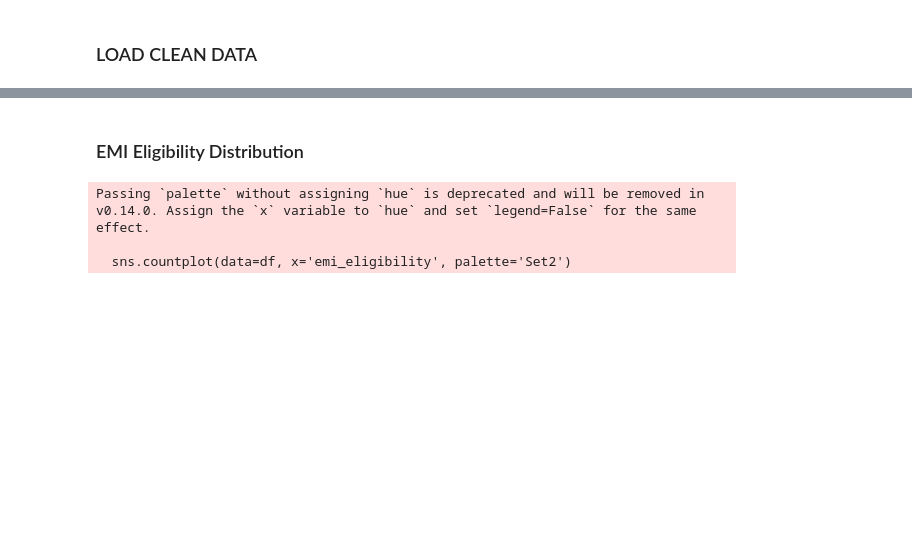
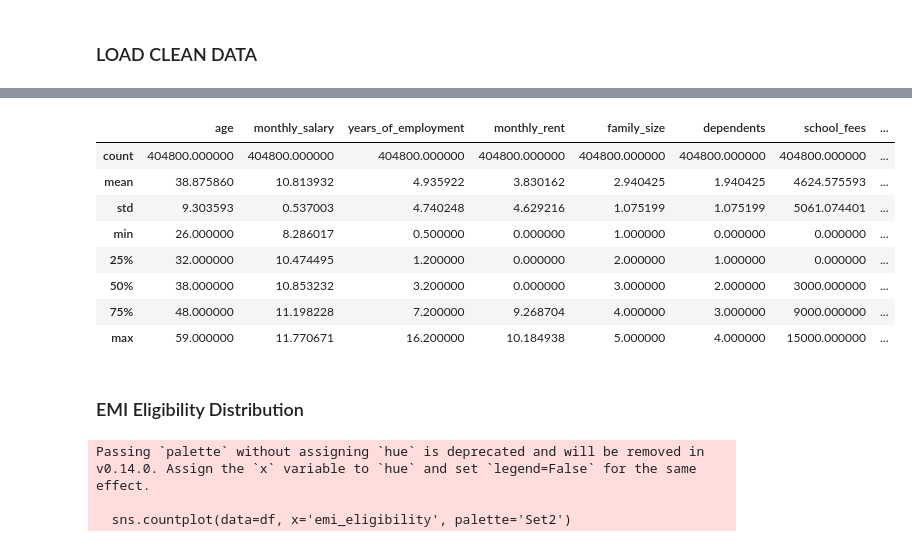
Before and after one commit to malaychand/EMIPredict_AI, a Jupyter notebook: notebooks/EDA_EMI_prediction.ipynb, the cells around one changed output, grey strips where cells are left out. Saved outputs shown, nothing was run; the diff lists cells and outputs as text; code cells hidden in the pictures; blank space fills up the shorter version.

```diff
--- a/notebooks/EDA_EMI_prediction.ipynb
+++ b/notebooks/EDA_EMI_prediction.ipynb
@@ -33,4 +33,16 @@ print(f"Initial shape: {df.shape}")
 Initial shape: (404800, 27)
+# %%
+df.describe()
+# %% [output]
+|  | age | monthly_salary | years_of_employment | monthly_rent | family_size | dependents | school_fees | ... |
+| count | 404800.000000 | 404800.000000 | 404800.000000 | 404800.000000 | 404800.000000 | 404800.000000 | 404800.000000 | ... |
+| mean | 38.875860 | 10.813932 | 4.935922 | 3.830162 | 2.940425 | 1.940425 | 4624.575593 | ... |
+| std | 9.303593 | 0.537003 | 4.740248 | 4.629216 | 1.075199 | 1.075199 | 5061.074401 | ... |
+| min | 26.000000 | 8.286017 | 0.500000 | 0.000000 | 1.000000 | 0.000000 | 0.000000 | ... |
+| 25% | 32.000000 | 10.474495 | 1.200000 | 0.000000 | 2.000000 | 1.000000 | 0.000000 | ... |
+| 50% | 38.000000 | 10.853232 | 3.200000 | 0.000000 | 3.000000 | 2.000000 | 3000.000000 | ... |
+| 75% | 48.000000 | 11.198228 | 7.200000 | 9.268704 | 4.000000 | 3.000000 | 9000.000000 | ... |
+| max | 59.000000 | 11.770671 | 16.200000 | 10.184938 | 5.000000 | 4.000000 | 15000.000000 | ... |
 # %% [markdown]
 ### EMI Eligibility Distribution
 # %%
```
Also changed, not shown: parts of 1 cell of this notebook, 17 other files.
